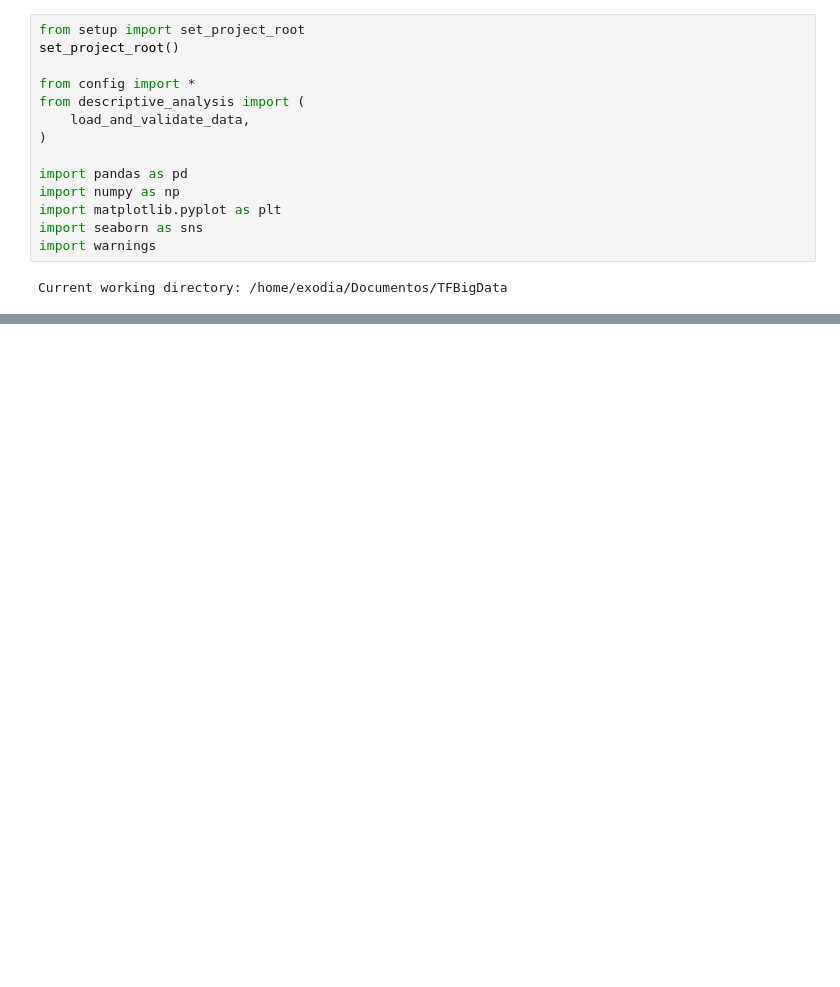
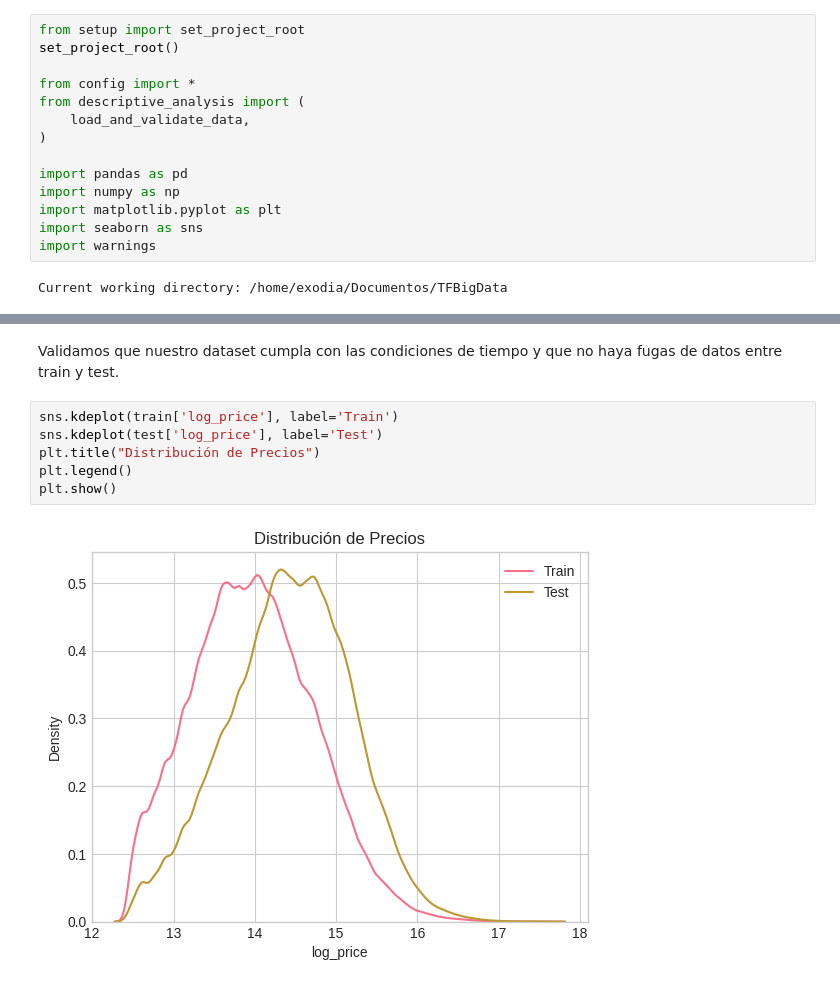
Before and after one commit to R0SEWT/Denmark-HousePrices-Analysis, a Jupyter notebook: notebooks/04_modelado_supervisado.ipynb, the cells around one changed output, grey strips where cells are left out. Cells and saved outputs as stored; diff of their text form; blank space fills up the shorter version.

```diff
--- a/notebooks/04_modelado_supervisado.ipynb
+++ b/notebooks/04_modelado_supervisado.ipynb
@@ -2722,0 +163,10 @@ print("="*60)
+# %% [markdown]
+Validamos que nuestro dataset cumpla con las condiciones de tiempo y que no haya fugas de datos entre train y test.
+# %%
+sns.kdeplot(train['log_price'], label='Train')
+sns.kdeplot(test['log_price'], label='Test')
+plt.title("Distribución de Precios")
+plt.legend()
+plt.show()
+# %% [output]
+[figure, added]
```
Also changed, not shown: parts of 51 cells of this notebook, 4 other files.
